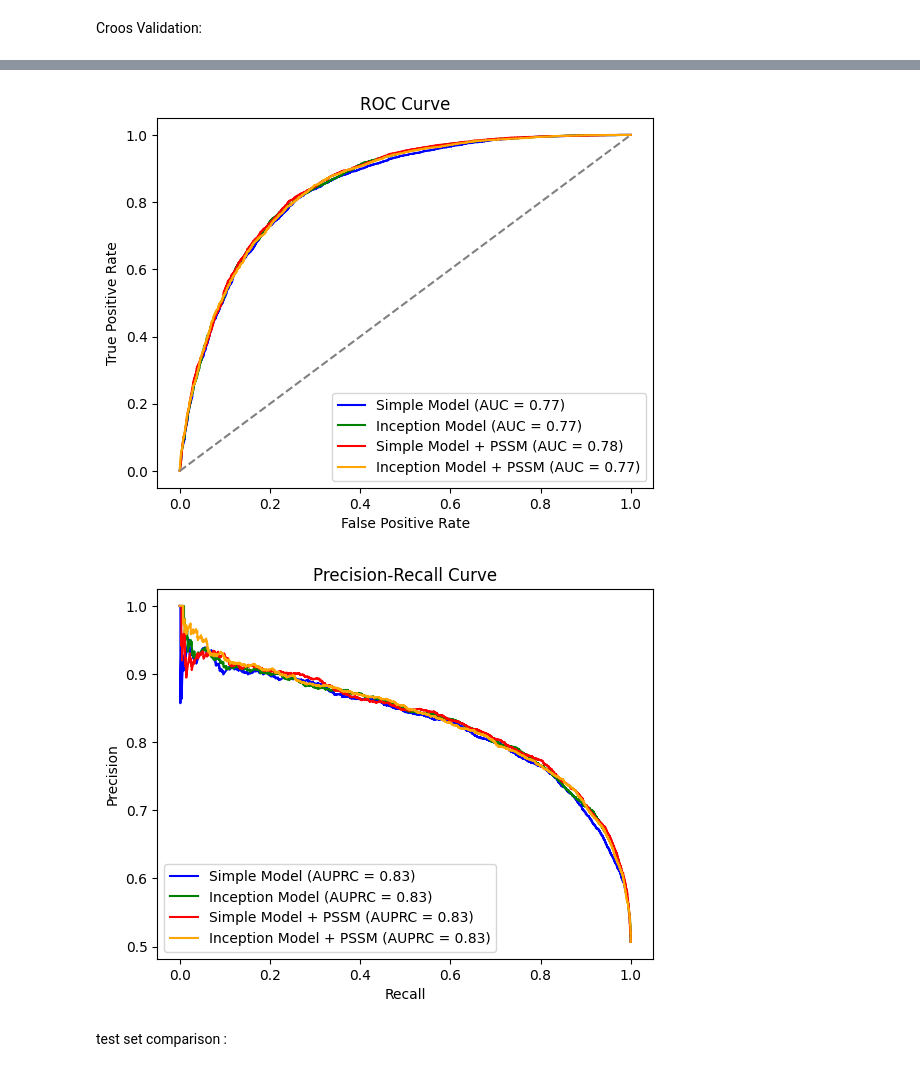
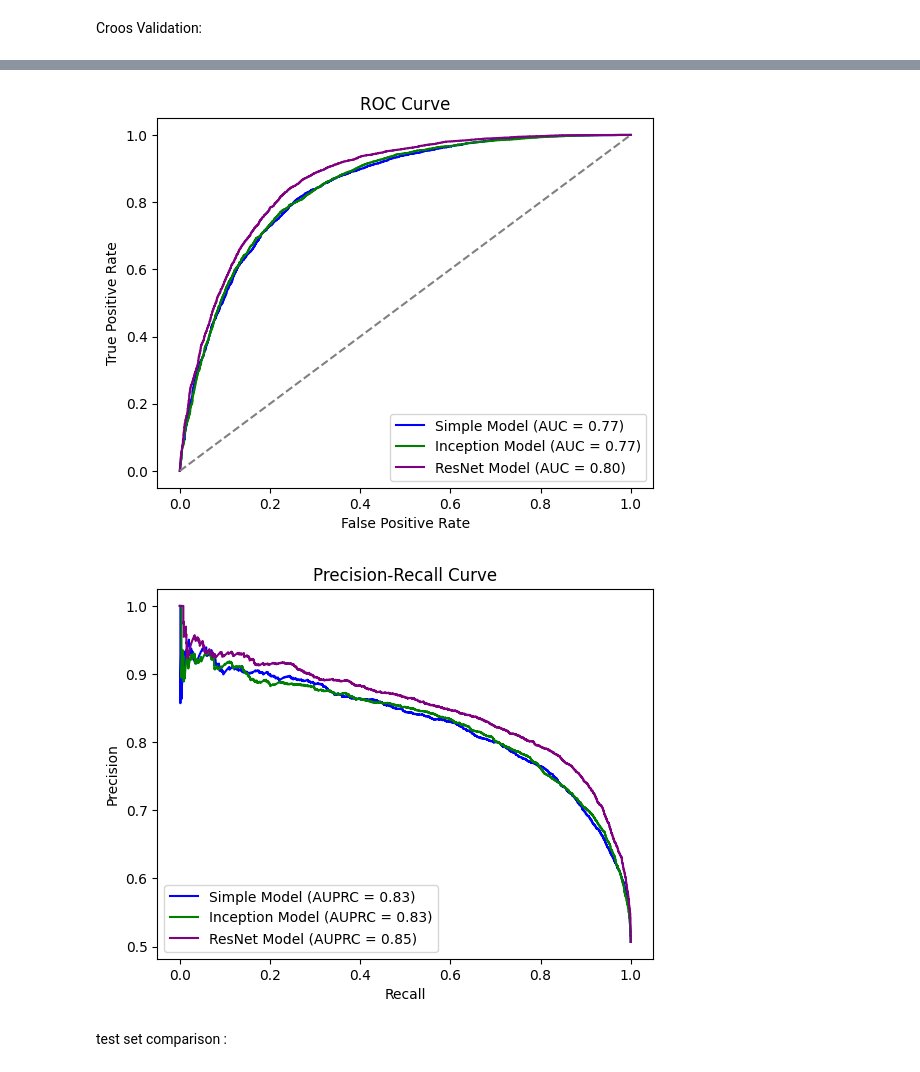
Before and after one commit to Sheldor7701/ResLysEmbed, a Jupyter notebook: Training_Code.ipynb, the cells around one changed output, grey strips where cells are left out. Saved outputs shown, nothing was run; the diff lists cells and outputs as text; code cells hidden in the pictures.

```diff
--- a/Training_Code.ipynb
+++ b/Training_Code.ipynb
@@ -177,10 +162,16 @@ train = pd.read_csv('Embeddings/Prot_t5/train_t5_pssm.csv')
 val = pd.read_csv('Embeddings/Prot_t5/val_t5_pssm.csv')
 test = pd.read_csv('Embeddings/Prot_t5/test_t5_pssm.csv')
 
+# train = pd.read_csv('Embeddings/ESM_650/train_esm650.csv')
+# val = pd.read_csv('Embeddings/ESM_650/val_esm650.csv')
+# test = pd.read_csv('Embeddings/ESM_650/test_esm650.csv')
+
+train = pd.concat([train, val])
 
 print(train.shape)
 print(val.shape)
 print(test.shape)
+
 
 # Convert the embedding strings to numpy arrays
 X_train_embeddings = train['embedding'].apply(lambda x: np.array([float(i) for i in x.strip('[]').split()]))
@@ -319,7 +310,7 @@ def evaluate_model(model, X_val = None, X_val_pt5 = None, X_val_PSSM = None, y_v
     # Calculate metrics
     accuracy = accuracy_score(y_true, y_pred)
     mcc = matthews_corrcoef(y_true, y_pred)
-    auc = roc_auc_score(y_true, y_pred)
+    auc = roc_auc_score(y_true, y_pred_probs)
     auprc = average_precision_score(y_true, y_pred_probs)
     precision = precision_score(y_true, y_pred)
     recall = recall_score(y_true, y_pred)
@@ -488,13 +481,16 @@ def inception_module(input_tensor):
     # Branch 5: Conv1D with kernel size 9
     branch5 = Conv1D(32, kernel_size=9, activation='relu', padding='same')(input_tensor)
 
+    # Branch 6: Conv1D with kernel size 11
+    branch6 = Conv1D(32, kernel_size=11, activation='relu', padding='same')(input_tensor)
+
     # Branch 6: MaxPooling + Conv1D with kernel size 1
-    branch6 = MaxPooling1D(pool_size=3, strides=1, padding='same')(input_tensor)
-    branch6 = Conv1D(32, kernel_size=1, activation='relu', padding='same')(branch6)
+    branch7 = MaxPooling1D(pool_size=2, strides=1, padding='same')(input_tensor)
+    branch7 = Conv1D(32, kernel_size=1, activation='relu', padding='same')(branch7)
 
 
     # Concatenate all branches
-    output = Concatenate()([branch1, branch2, branch3, branch4, branch5, branch6])
+    output = Concatenate()([branch1, branch2, branch3, branch4, branch5, branch6, branch7])
     return output
 
 def build_inception_model(input_shape_conv, input_shape_ann):
@@ -546,9 +542,10 @@ set_seed(4)
 inception_model = build_inception_model((33,), 1024)
 inception_model.summary()
 
+# visualkeras.layered_view(inception_model, legend=True).show()
 
 # Fit the Inception model
-history = inception_model.fit([X_train_num, X_train_embeddings], y_train, epochs=50, batch_size=64, verbose=1,
+history = inception_model.fit([X_train_num, X_train_embeddings], y_train, epochs=40, batch_size=64, verbose=1,
                                validation_data=([X_val_num, X_val_embeddings], y_val),
                             )
 
@@ -1449,41 +1443,46 @@ F1: 0.8007610677920505 +- 0.011800254557092004
 # %%
-simple_y_true, simple_y_pred, simple_aucs, simple_auprcs = cross_validate_model('simple_model', X_train_num, X_train_embeddings, y_train, kf)
-incept_y_true, incept_y_pred, incept_aucs, incept_auprcs = cross_validate_model('inception_model', X_train_num, X_train_embeddings, y_train, kf)
-simple_pssm_y_true, simple_pssm_y_pred, simple_pssm_aucs, simple_pssm_auprcs = cross_validate_model('simple_pssm_model', X_train_num, X_train_embeddings, y_train, kf, X_train_PSSM)
-incept_pssm_y_true, incept_pssm_y_pred, incept_pssm_aucs, incept_pssm_auprcs = cross_validate_model('inception_pssm_model', X_train_num, X_train_embeddings, y_train, kf, X_train_PSSM)
+# simple_y_true, simple_y_pred, simple_aucs, simple_auprcs = cross_validate_model('simple_model', X_train_num, X_train_embeddings, y_train, kf)
+# incept_y_true, incept_y_pred, incept_aucs, incept_auprcs = cross_validate_model('inception_model', X_train_num, X_train_embeddings, y_train, kf)
+# res_y_true, res_y_pred, res_aucs, res_auprcs = cross_validate_model('res_model', X_train_num, X_train_embeddings, y_train, kf)
+# simple_pssm_y_true, simple_pssm_y_pred, simple_pssm_aucs, simple_pssm_auprcs = cross_validate_model('simple_pssm_model', X_train_num, X_train_embeddings, y_train, kf, X_train_PSSM)
+# incept_pssm_y_true, incept_pssm_y_pred, incept_pssm_aucs, incept_pssm_auprcs = cross_validate_model('inception_pssm_model', X_train_num, X_train_embeddings, y_train, kf, X_train_PSSM)
 
 
 
 # Plot ROC and PR curves for all models in a single plot
 fpr_simple, tpr_simple, _ = roc_curve(simple_y_true, simple_y_pred)
 fpr_incept, tpr_incept, _ = roc_curve(incept_y_true, incept_y_pred)
-fpr_simple_pssm, tpr_simple_pssm, _ = roc_curve(simple_pssm_y_true, simple_pssm_y_pred)
-fpr_incept_pssm, tpr_incept_pssm, _ = roc_curve(incept_pssm_y_true, incept_pssm_y_pred)
+fpr_res, tpr_res, _ = roc_curve(res_y_true, res_y_pred)
+# fpr_simple_pssm, tpr_simple_pssm, _ = roc_curve(simple_pssm_y_true, simple_pssm_y_pred)
+# fpr_incept_pssm, tpr_incept_pssm, _ = roc_curve(incept_pssm_y_true, incept_pssm_y_pred)
 plt.figure()
 plt.plot(fpr_simple, tpr_simple, color='blue', label='Simple Model (AUC = %0.2f)' % np.mean(simple_aucs))
 plt.plot(fpr_incept, tpr_incept, color='green', label='Inception Model (AUC = %0.2f)' % np.mean(incept_aucs))
-plt.plot(fpr_simple_pssm, tpr_simple_pssm, color='red', label='Simple Model + PSSM (AUC = %0.2f)' % np.mean(simple_pssm_aucs))
-plt.plot(fpr_incept_pssm, tpr_incept_pssm, color='orange', label='Inception Model + PSSM (AUC = %0.2f)' % np.mean(incept_pssm_aucs))
+plt.plot(fpr_res, tpr_res, color='purple', label='ResNet Model (AUC = %0.2f)' % np.mean(res_aucs))
+# plt.plot(fpr_simple_pssm, tpr_simple_pssm, color='red', label='Simple Model + PSSM (AUC = %0.2f)' % np.mean(simple_pssm_aucs))
+# plt.plot(fpr_incept_pssm, tpr_incept_pssm, color='orange', label='Inception Model + PSSM (AUC = %0.2f)' % np.mean(incept_pssm_aucs))
 plt.plot([0, 1], [0, 1], color='gray', linestyle='--')
 plt.xlabel('False Positive Rate')
 plt.ylabel('True Positive Rate')
 plt.title('ROC Curve')
 plt.legend(loc="lower right")
-plt.savefig('10_fold_CV_ROC_curve_2.pdf', format='pdf', bbox_inches='tight')
+plt.savefig('10_fold_CV_ROC_curve_model_seletion.pdf', format='pdf', bbox_inches='tight')
 plt.show()
 
 precision_simple, recall_simple, _ = precision_recall_curve(simple_y_true, simple_y_pred)
 precision_incept, recall_incept, _ = precision_recall_curve(incept_y_true, incept_y_pred)
-precision_simple_pssm, recall_simple_pssm, _ = precision_recall_curve(simple_pssm_y_true, simple_pssm_y_pred)
-precision_incept_pssm, recall_incept_pssm, _ = precision_recall_curve(incept_pssm_y_true, incept_pssm_y_pred)
+precision_res, recall_res, _ = precision_recall_curve(res_y_true, res_y_pred)
+# precision_simple_pssm, recall_simple_pssm, _ = precision_recall_curve(simple_pssm_y_true, simple_pssm_y_pred)
+# precision_incept_pssm, recall_incept_pssm, _ = precision_recall_curve(incept_pssm_y_true, incept_pssm_y_pred)
 plt.figure()
 plt.plot(recall_simple, precision_simple, color='blue', label='Simple Model (AUPRC = %0.2f)' % np.mean(simple_auprcs))
 plt.plot(recall_incept, precision_incept, color='green', label='Inception Model (AUPRC = %0.2f)' % np.mean(incept_auprcs))
-plt.plot(recall_simple_pssm, precision_simple_pssm, color='red', label='Simple Model + PSSM (AUPRC = %0.2f)' % np.mean(simple_pssm_auprcs))
-plt.plot(recall_incept_pssm, precision_incept_pssm, color='orange', label='Inception Model + PSSM (AUPRC = %0.2f)' % np.mean(incept_pssm_auprcs))
+plt.plot(recall_res, precision_res, color='purple', label='ResNet Model (AUPRC = %0.2f)' % np.mean(res_auprcs))
+# plt.plot(recall_simple_pssm, precision_simple_pssm, color='red', label='Simple Model + PSSM (AUPRC = %0.2f)' % np.mean(simple_pssm_auprcs))
+# plt.plot(recall_incept_pssm, precision_incept_pssm, color='orange', label='Inception Model + PSSM (AUPRC = %0.2f)' % np.mean(incept_pssm_auprcs))
 plt.xlabel('Recall')
 plt.ylabel('Precision')
 plt.title('Precision-Recall Curve')
 plt.legend(loc="lower left")
-plt.savefig('10_fold_CV_PR_curve_2.pdf', format='pdf', bbox_inches='tight')
+plt.savefig('10_fold_CV_PR_curve_model_seletion.pdf', format='pdf', bbox_inches='tight')
 # %% [output]
@@ -1507,5 +1489,5 @@ F1: 0.7812339935741768 +- 0.011530738287457779
-[figure, old version]
+[figure, new version]
-[figure, old version]
+[figure, new version]
 # %% [markdown]
 test set comparison :
 # %%
```
Also changed, not shown: parts of 15 cells of this notebook, 2 other files.
